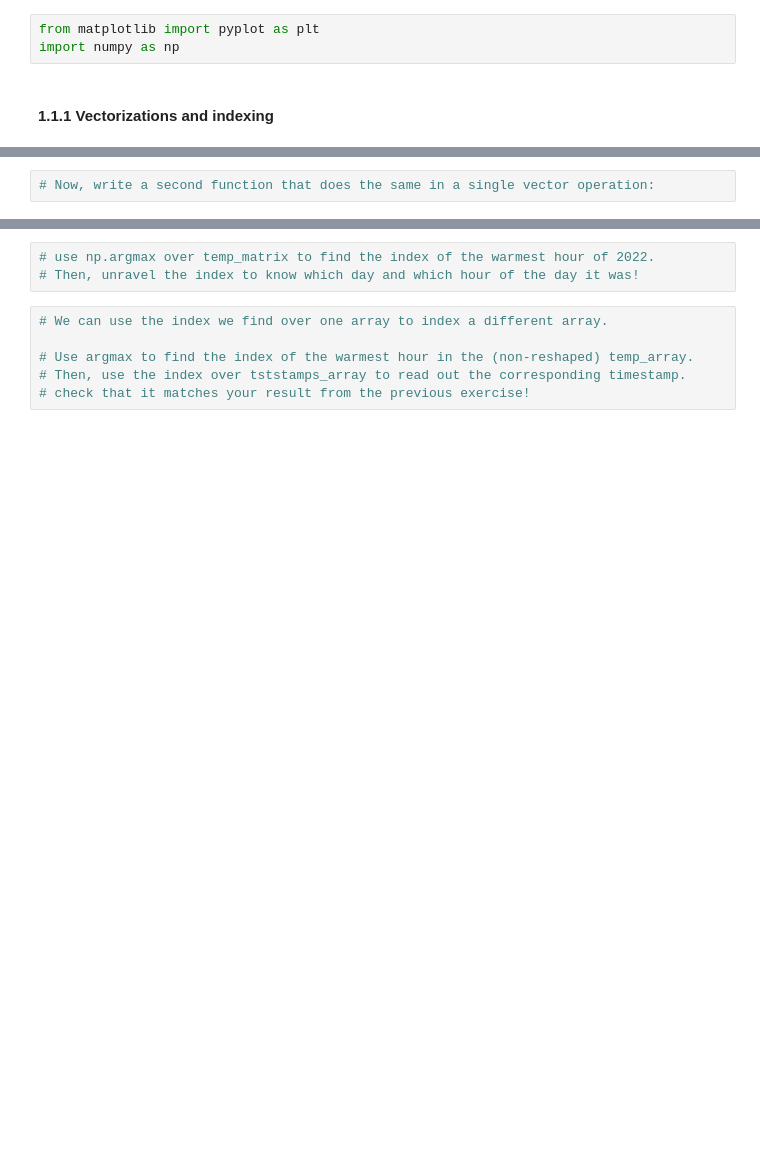
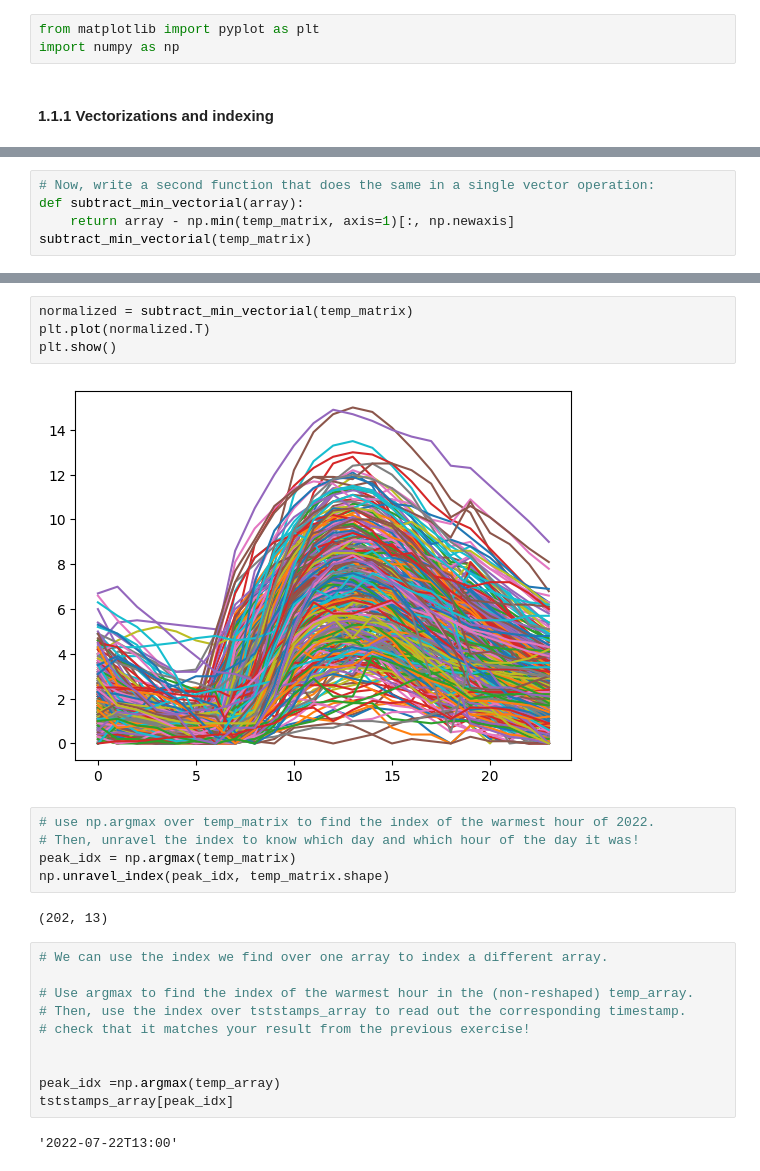
Before and after one commit to vigji/python-cimec-2023, a Jupyter notebook: practicals/Practicals_1.1-Part2.ipynb, the cells around one changed output, grey strips where cells are left out. Saved outputs shown, nothing was run; the diff lists cells and outputs as text; blank space fills up the shorter version.

```diff
--- a/practicals/Practicals_1.1-Part2.ipynb
+++ b/practicals/Practicals_1.1-Part2.ipynb
@@ -72,2 +106,5 @@ temp_matrix = np.reshape(temp_array, (n_days, n_hours))
 # %%
 # Now, write a second function that does the same in a single vector operation:
+def subtract_min_vectorial(array):
+    return array - np.min(temp_matrix, axis=1)[:, np.newaxis]
+subtract_min_vectorial(temp_matrix)
@@ -77,12 +126,28 @@ temp_matrix = np.reshape(temp_array, (n_days, n_hours))
+# %%
+normalized = subtract_min_vectorial(temp_matrix)
+plt.plot(normalized.T)
+plt.show()
+# %% [output]
+[figure, added]
 # %%
 # use np.argmax over temp_matrix to find the index of the warmest hour of 2022.
 # Then, unravel the index to know which day and which hour of the day it was!
+peak_idx = np.argmax(temp_matrix)
+np.unravel_index(peak_idx, temp_matrix.shape)
+# %% [output]
+(202, 13)
 # %%
 # We can use the index we find over one array to index a different array.
 
 # Use argmax to find the index of the warmest hour in the (non-reshaped) temp_array.
 # Then, use the index over tststamps_array to read out the corresponding timestamp.
 # check that it matches your result from the previous exercise!
+
+
+peak_idx =np.argmax(temp_array)
+tststamps_array[peak_idx]
+# %% [output]
+'2022-07-22T13:00'
 # %%
 # (Optional: we did not do this in class!)
 # We can use the np.argsort() function to produce the indexes array required to
```
Also changed, not shown: parts of 8 cells of this notebook, 9 other files.
